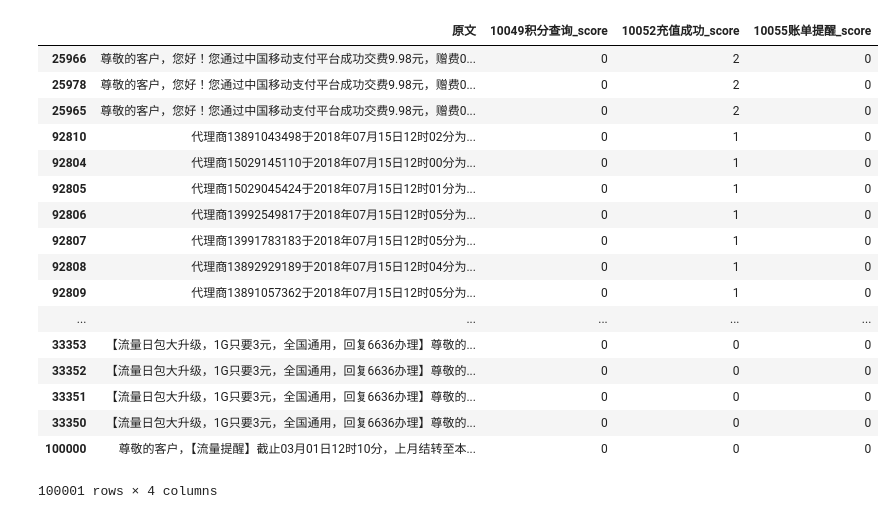
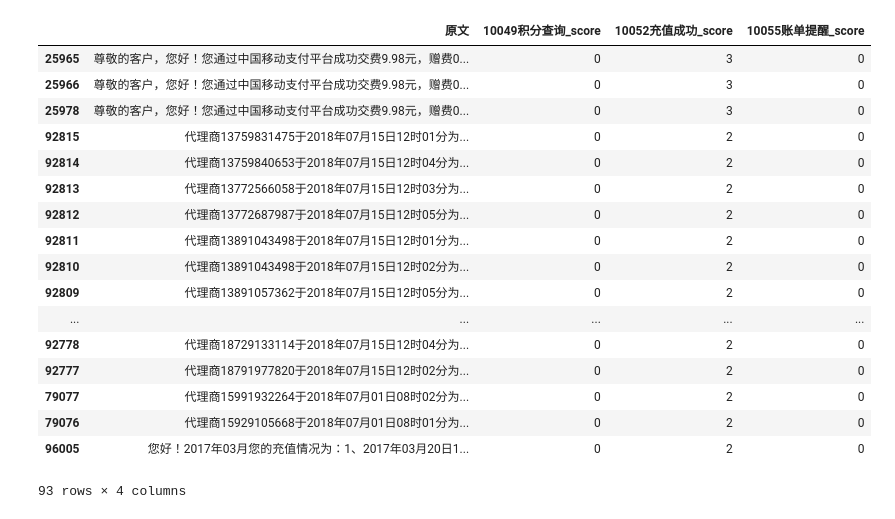
Before and after one commit to RongNanZi/zyzx, a Jupyter notebook: test_clf.ipynb, the cells around one changed output. Cells and saved outputs as stored; diff of their text form; code cells hidden in the pictures.

```diff
--- a/test_clf.ipynb
+++ b/test_clf.ipynb
@@ -5,8 +5,8 @@ from clf import *
 c_rule = { "10049积分查询":{"当前积分":1,"新增积分":1,"剩余积分":1, "兑换":1,\
                         "失效时间":1,"到期时间":1,"积分":1,"【积分兑换提醒】":2, "可兑换积分":2},\
           "10052充值成功":{"缴费金额":1,"交费时间":1,"缴费时间":1,"缴费渠道":1,"交费渠道":1,\
-                    "充值号码":1,"被充值号码":1,"交易订单号":1,"交易流水号":1,"账单金额":1,"账单月份":1},\
-          "10055账单提醒":{"消费金额":2,"账单月份":1,"账户余额":2, "备注":1}}
+                    "充值":1,"交易订单号":1,"交易流水号":1},\
+          "10055账单提醒":{"消费":1,"账单":1,"账户余额":1, "备注":1}}
 data = pd.read_excel('data/10086sms_log.xlsx', sheet_name='Sheet1')
 for sence_name,_ in c_rule.items():
     data['{}_score'.format(sence_name)] = [0]*data.shape[0]
@@ -44,22 +69,22 @@ data.sort_values("10049积分查询_score",ascending=False)
 # %%
-data.sort_values("10052充值成功_score",ascending=False)
+data[data['10052充值成功_score']>1].sort_values("10052充值成功_score",ascending=False)
 # %% [output]
 |  | 原文 | 10049积分查询_score | 10052充值成功_score | 10055账单提醒_score |
-| 25966 | 尊敬的客户，您好！您通过中国移动支付平台成功交费9.98元，赠费0... | 0 | 2 | 0 |
-| 25978 | 尊敬的客户，您好！您通过中国移动支付平台成功交费9.98元，赠费0... | 0 | 2 | 0 |
-| 25965 | 尊敬的客户，您好！您通过中国移动支付平台成功交费9.98元，赠费0... | 0 | 2 | 0 |
-| 92810 | 代理商13891043498于2018年07月15日12时02分为... | 0 | 1 | 0 |
-| 92804 | 代理商15029145110于2018年07月15日12时00分为... | 0 | 1 | 0 |
-| 92805 | 代理商15029045424于2018年07月15日12时01分为... | 0 | 1 | 0 |
-| 92806 | 代理商13992549817于2018年07月15日12时05分为... | 0 | 1 | 0 |
-| 92807 | 代理商13991783183于2018年07月15日12时05分为... | 0 | 1 | 0 |
-| 92808 | 代理商13892929189于2018年07月15日12时04分为... | 0 | 1 | 0 |
-| 92809 | 代理商13891057362于2018年07月15日12时05分为... | 0 | 1 | 0 |
+| 25965 | 尊敬的客户，您好！您通过中国移动支付平台成功交费9.98元，赠费0... | 0 | 3 | 0 |
+| 25966 | 尊敬的客户，您好！您通过中国移动支付平台成功交费9.98元，赠费0... | 0 | 3 | 0 |
+| 25978 | 尊敬的客户，您好！您通过中国移动支付平台成功交费9.98元，赠费0... | 0 | 3 | 0 |
+| 92815 | 代理商13759831475于2018年07月15日12时01分为... | 0 | 2 | 0 |
+| 92814 | 代理商13759840653于2018年07月15日12时04分为... | 0 | 2 | 0 |
+| 92813 | 代理商13772566058于2018年07月15日12时03分为... | 0 | 2 | 0 |
+| 92812 | 代理商13772687987于2018年07月15日12时05分为... | 0 | 2 | 0 |
+| 92811 | 代理商13891043498于2018年07月15日12时01分为... | 0 | 2 | 0 |
+| 92810 | 代理商13891043498于2018年07月15日12时02分为... | 0 | 2 | 0 |
+| 92809 | 代理商13891057362于2018年07月15日12时05分为... | 0 | 2 | 0 |
 | ... | ... | ... | ... | ... |
-| 33353 | 【流量日包大升级，1G只要3元，全国通用，回复6636办理】尊敬的... | 0 | 0 | 0 |
-| 33352 | 【流量日包大升级，1G只要3元，全国通用，回复6636办理】尊敬的... | 0 | 0 | 0 |
-| 33351 | 【流量日包大升级，1G只要3元，全国通用，回复6636办理】尊敬的... | 0 | 0 | 0 |
-| 33350 | 【流量日包大升级，1G只要3元，全国通用，回复6636办理】尊敬的... | 0 | 0 | 0 |
-| 100000 | 尊敬的客户，【流量提醒】截止03月01日12时10分，上月结转至本... | 0 | 0 | 0 |
+| 92778 | 代理商18729133114于2018年07月15日12时04分为... | 0 | 2 | 0 |
+| 92777 | 代理商18791977820于2018年07月15日12时02分为... | 0 | 2 | 0 |
+| 79077 | 代理商15991932264于2018年07月01日08时02分为... | 0 | 2 | 0 |
+| 79076 | 代理商15929105668于2018年07月01日08时01分为... | 0 | 2 | 0 |
+| 96005 | 您好！2017年03月您的充值情况为：1、2017年03月20日1... | 0 | 2 | 0 |
-100001 rows × 4 columns
+93 rows × 4 columns
 # %%
```
Also changed, not shown: parts of 9 cells of this notebook, 5 other files.
